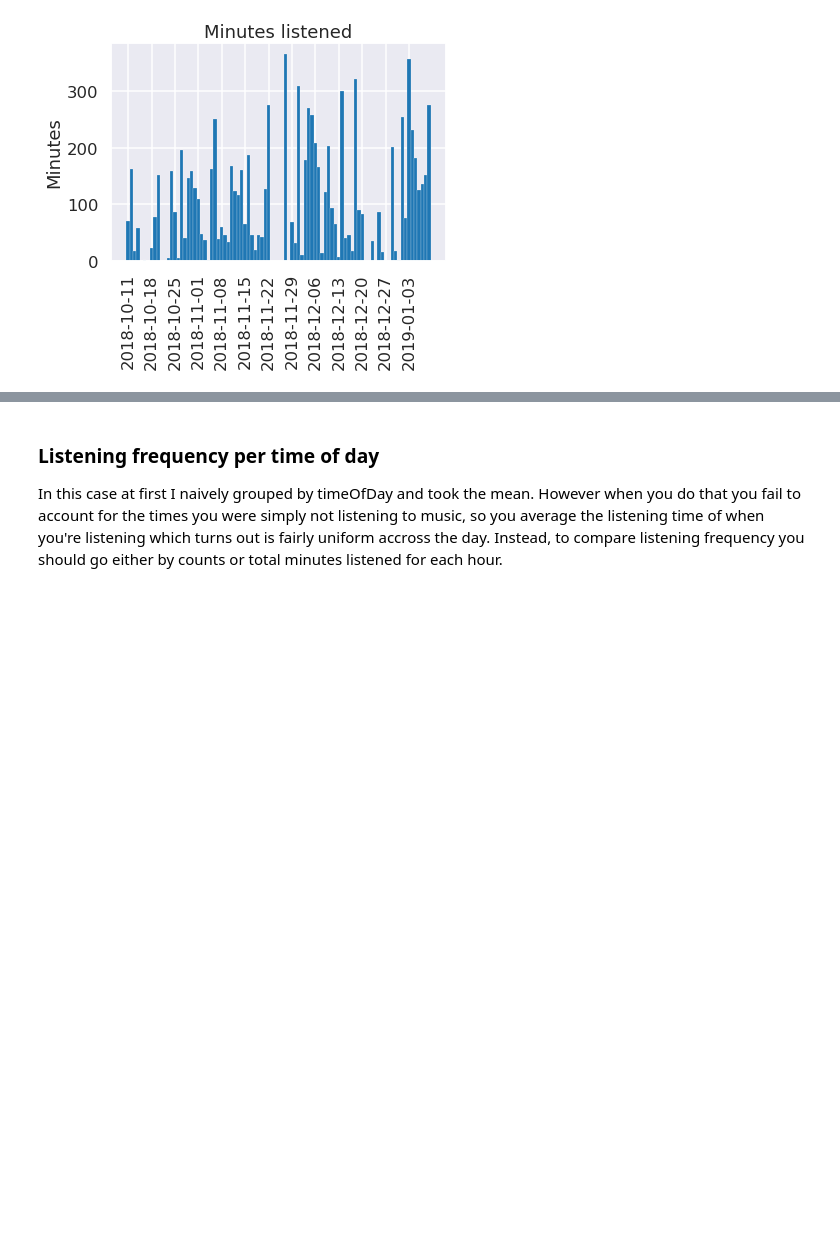
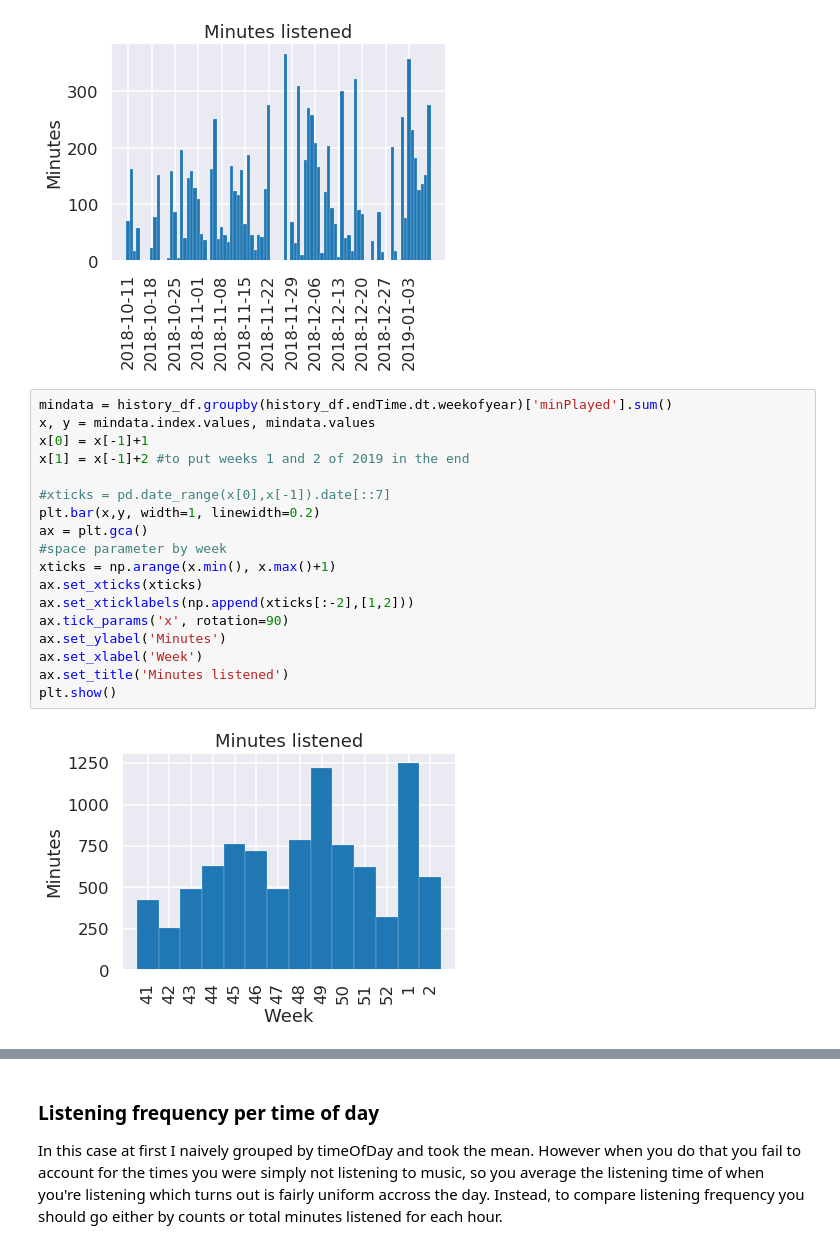
Before and after one commit to modw/spotify-data, a Jupyter notebook: spotify-eda.ipynb, the cells around one changed output, grey strips where cells are left out. Drawn from its saved outputs; the diff is of its cells as text; blank space fills up the shorter version.

```diff
--- a/spotify-eda.ipynb
+++ b/spotify-eda.ipynb
@@ -198,4 +216,24 @@ ax.set_title('Minutes listened')
 plt.show()
 # %% [output]
 [figure]
+# %%
+mindata = history_df.groupby(history_df.endTime.dt.weekofyear)['minPlayed'].sum()
+x, y = mindata.index.values, mindata.values
+x[0] = x[-1]+1
+x[1] = x[-1]+2 #to put weeks 1 and 2 of 2019 in the end
+
+#xticks = pd.date_range(x[0],x[-1]).date[::7]
+plt.bar(x,y, width=1, linewidth=0.2)
+ax = plt.gca()
+#space parameter by week
+xticks = np.arange(x.min(), x.max()+1)
+ax.set_xticks(xticks)
+ax.set_xticklabels(np.append(xticks[:-2],[1,2]))
+ax.tick_params('x', rotation=90)
+ax.set_ylabel('Minutes')
+ax.set_xlabel('Week')
+ax.set_title('Minutes listened')
+plt.show()
+# %% [output]
+[figure, added]
 # %%
```
Also changed, not shown: parts of 19 cells of this notebook.
